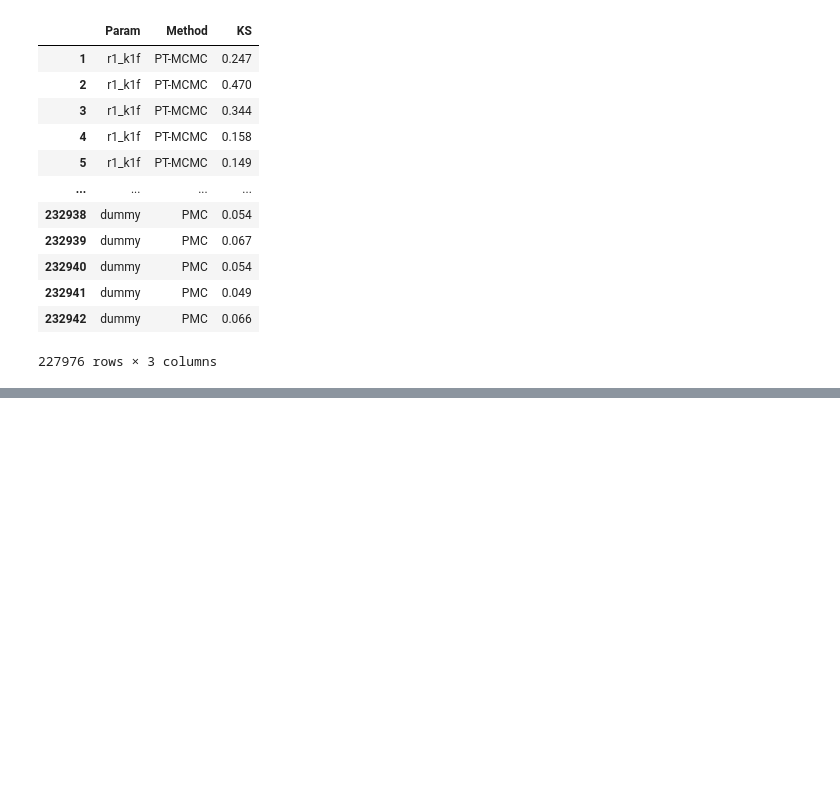
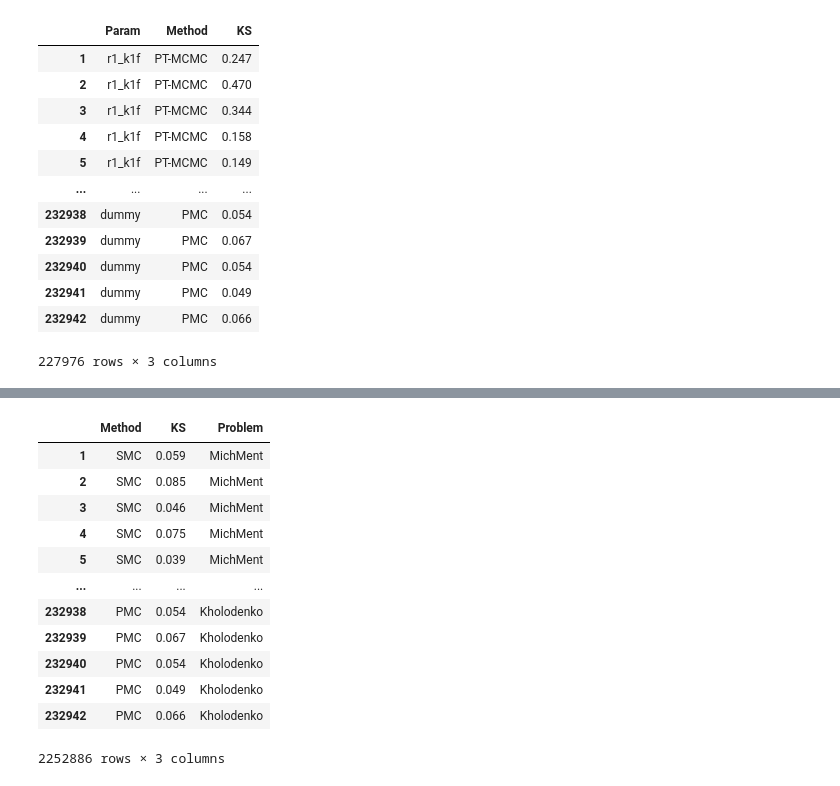
Before and after one commit to LarkinIt/AMICI-BayesianBenchmark, a Jupyter notebook: vis_KS_stats.ipynb, the cells around one changed output, grey strips where cells are left out. Cells and saved outputs as stored; diff of their text form; code cells hidden in the pictures; blank space fills up the shorter version.

Commit message:
Added plot of ALL ks stats for all problems

```diff
--- a/vis_KS_stats.ipynb
+++ b/vis_KS_stats.ipynb
@@ -31,3 +31,31 @@ plt.xlabel("Parameter")
 plt.axhline(y=0.05, linestyle="--", color="r", lw=2);
 # %% [output]
 [figure]
+# %%
+probs = ["Michaelis_Menten", "linear_mRNA_self_reg", "Hopf", "long_Calcium_Oscillate",
+		"Boehm_JProteomeRes2014", "Zhao_QuantBiol2020", "Raia_CancerResearch2011", "EGFR"]
+labels = ["MichMent", "mRNA", "Hopf", "CaSig", "Boehm", "Zhao", "Raia", "Kholodenko"]
+
+all_ks_df = pd.DataFrame()
+for prob, label in zip(probs, labels):
+	ks_df = pd.read_csv(f"results/{prob}_ks_data.csv", index_col=0)
+	ks_df = ks_df.drop("Param", axis=1)
+	ks_df["Problem"] = [label]*ks_df.shape[0]
+
+	all_ks_df = pd.concat([all_ks_df, ks_df])
+# %%
+all_ks_df
+# %% [output]
+|  | Method | KS | Problem |
+| 1 | SMC | 0.059 | MichMent |
+| 2 | SMC | 0.085 | MichMent |
+| 3 | SMC | 0.046 | MichMent |
+| 4 | SMC | 0.075 | MichMent |
+| 5 | SMC | 0.039 | MichMent |
+| ... | ... | ... | ... |
+| 232938 | PMC | 0.054 | Kholodenko |
+| 232939 | PMC | 0.067 | Kholodenko |
+| 232940 | PMC | 0.054 | Kholodenko |
+| 232941 | PMC | 0.049 | Kholodenko |
+| 232942 | PMC | 0.066 | Kholodenko |
+2252886 rows × 3 columns
```
Also changed, not shown: parts of 1 cell of this notebook.
